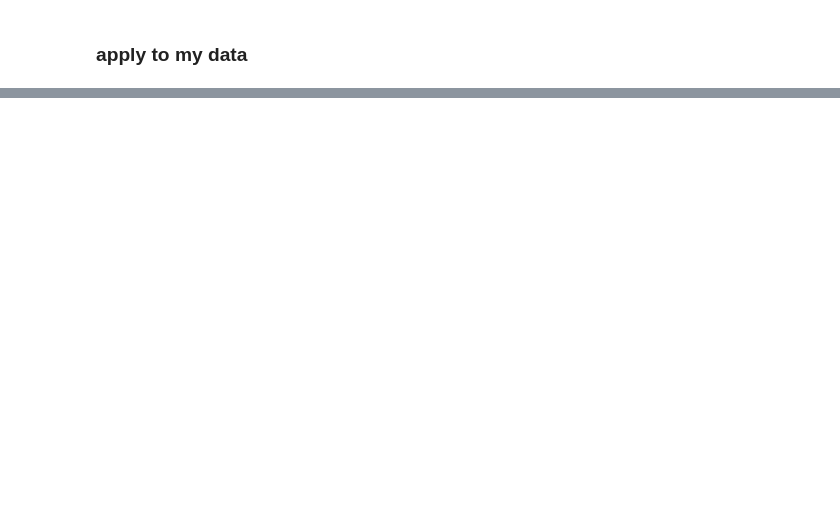
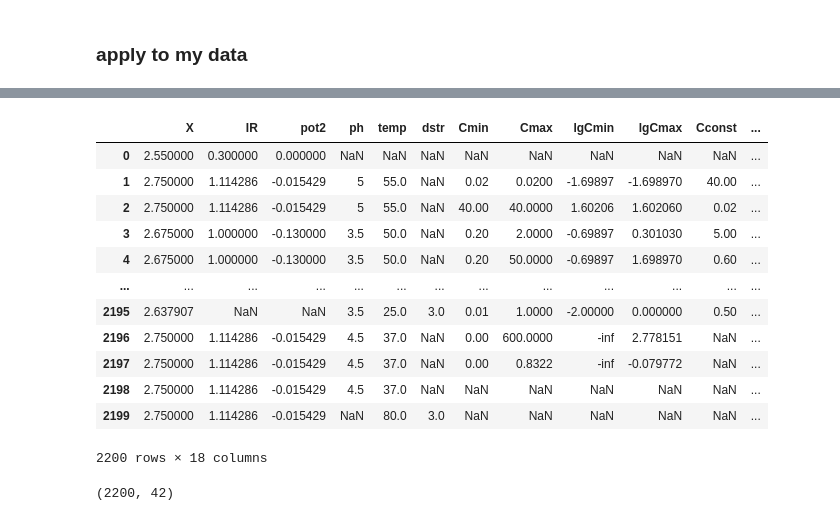
Before and after one commit to 8kbh/nnzms, a Jupyter notebook: Dataset_Preparation.ipynb, the cells around one changed output, grey strips where cells are left out. Drawn from its saved outputs; the diff is of its cells as text; code cells hidden in the pictures; blank space fills up the shorter version.

```diff
--- a/Dataset_Preparation.ipynb
+++ b/Dataset_Preparation.ipynb
@@ -299,4 +284,4 @@ def createIR(formula):
     IR = sum(res)/sum_atoms
     return IR
 # %%
-res_df["IR"] = df["formula"].apply(createIR)
+res_df["IR"] = df["formula"].progress_apply(createIR)
@@ -307,6 +310,18 @@ def createPot2(formula):
     global banned_oxi
     if uf.check_nan(formula) or formula in banned_oxi:
         return np.nan
+
+    if "@" in formula:
+        return createPot2(formula.split("@")[-1])
+
+    if "/" in formula or "-" in formula:
+        components = re.split(r'[-/]', formula)
+        summ = 0
+        for component in components:
+            summ += createPot2(component)
+        if uf.check_nan(summ):
+            print(f"ERR calculating mean pot2: '{formula}'")
+        return summ/len(components)
 
     try:
         intindex_comp = fu.intindex(formula)
@@ -412,5 +451,5 @@ res_df["Vmax"] = df["Vmax, mM/s"]
 # %%
-res_df["activity"] = df["activity"].apply(uf.map_activity)
+res_df["activity"] = df["activity"]
 # %% [markdown]
 ## polymer, surfactant, reaction_type descriptors
 # %%
@@ -660,4 +749,23 @@ new_df
+# %%
+res_df
+# %% [output]
+|  | X | IR | pot2 | ph | temp | dstr | Cmin | Cmax | lgCmin | lgCmax | Cconst | ... |
+| 0 | 2.550000 | 0.300000 | 0.000000 | NaN | NaN | NaN | NaN | NaN | NaN | NaN | NaN | ... |
+| 1 | 2.750000 | 1.114286 | -0.015429 | 5 | 55.0 | NaN | 0.02 | 0.0200 | -1.69897 | -1.698970 | 40.00 | ... |
+| 2 | 2.750000 | 1.114286 | -0.015429 | 5 | 55.0 | NaN | 40.00 | 40.0000 | 1.60206 | 1.602060 | 0.02 | ... |
+| 3 | 2.675000 | 1.000000 | -0.130000 | 3.5 | 50.0 | NaN | 0.20 | 2.0000 | -0.69897 | 0.301030 | 5.00 | ... |
+| 4 | 2.675000 | 1.000000 | -0.130000 | 3.5 | 50.0 | NaN | 0.20 | 50.0000 | -0.69897 | 1.698970 | 0.60 | ... |
+| ... | ... | ... | ... | ... | ... | ... | ... | ... | ... | ... | ... | ... |
+| 2195 | 2.637907 | NaN | NaN | 3.5 | 25.0 | 3.0 | 0.01 | 1.0000 | -2.00000 | 0.000000 | 0.50 | ... |
+| 2196 | 2.750000 | 1.114286 | -0.015429 | 4.5 | 37.0 | NaN | 0.00 | 600.0000 | -inf | 2.778151 | NaN | ... |
+| 2197 | 2.750000 | 1.114286 | -0.015429 | 4.5 | 37.0 | NaN | 0.00 | 0.8322 | -inf | -0.079772 | NaN | ... |
+| 2198 | 2.750000 | 1.114286 | -0.015429 | 4.5 | 37.0 | NaN | NaN | NaN | NaN | NaN | NaN | ... |
+| 2199 | 2.750000 | 1.114286 | -0.015429 | NaN | 80.0 | 3.0 | NaN | NaN | NaN | NaN | NaN | ... |
+2200 rows × 18 columns
 # %%
 final_columns = final_df.drop(columns=['id', 'cryst', 'Mcoat', 'Sufrace', 'polym', 'Complexity']).columns.tolist()
 new_final_df = pd.concat([res_df, new_df], axis=1)[final_columns]
+new_final_df.shape
+# %% [output]
+(2200, 42)
 # %%
```
Also changed, not shown: parts of 28 cells of this notebook, 38 other files.
